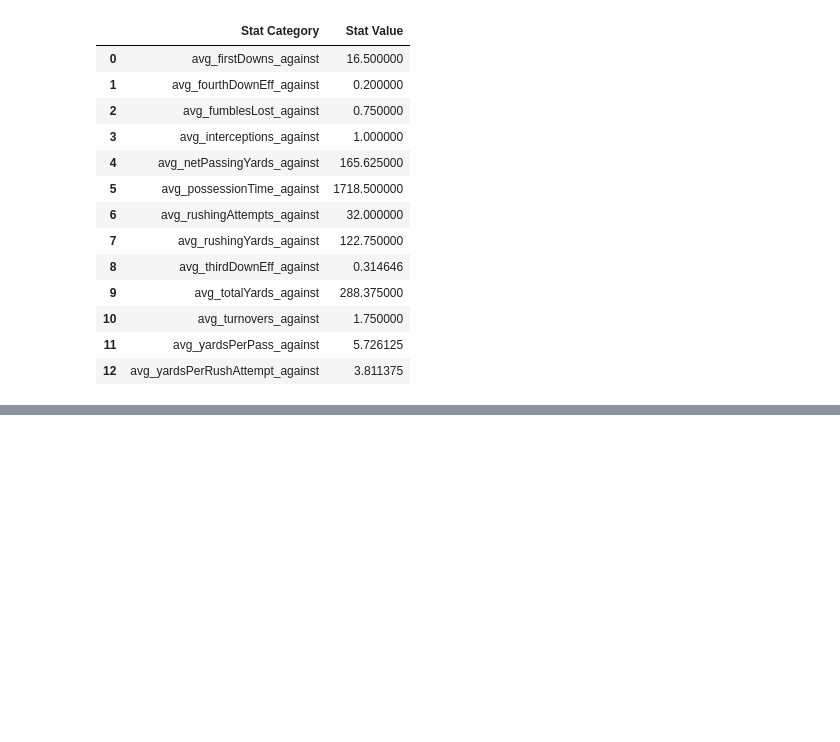
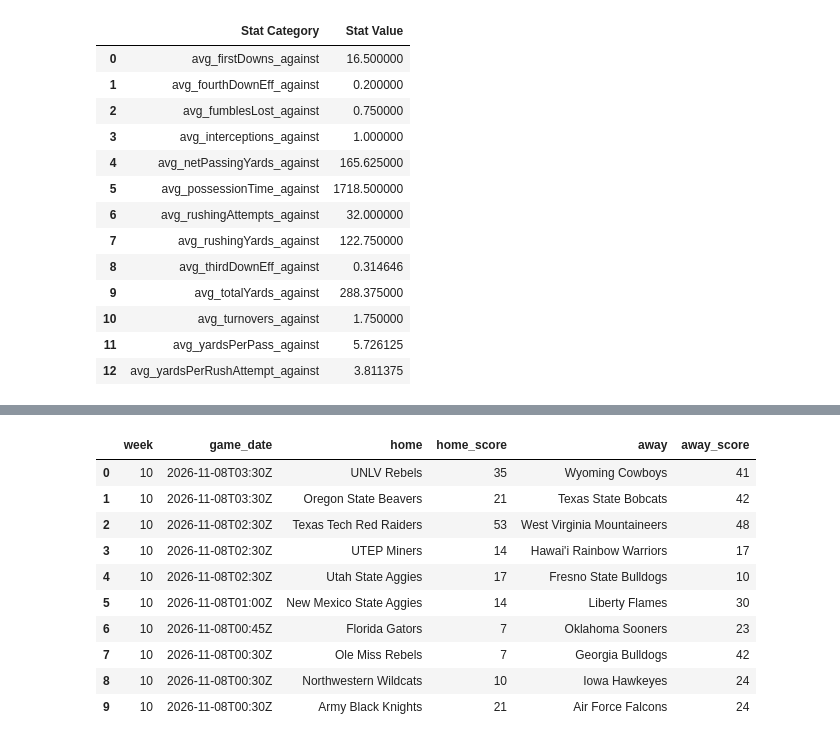
Before and after one commit to cfinley6-vols/espn-datamine, a Jupyter notebook: cfb2026.ipynb, the cells around one changed output, grey strips where cells are left out. Cells and saved outputs as stored; diff of their text form; code cells hidden in the pictures; blank space fills up the shorter version.

Commit message:
created a relational database for the games

```diff
--- a/cfb2026.ipynb
+++ b/cfb2026.ipynb
@@ -588,0 +802,22 @@ Excluded nonnumeric stats: completionAttempts, totalPenaltiesYards, fourthDownEf
+# %%
+pd.read_sql_query("""
+SELECT g.week, g.game_date, h.display_name AS home, g.home_score,
+       a.display_name AS away, g.away_score
+FROM Games g
+JOIN Teams h ON h.team_id = g.home_team_id
+JOIN Teams a ON a.team_id = g.away_team_id
+ORDER BY g.game_date DESC
+LIMIT 10
+""", conn)
+# %% [output]
+|  | week | game_date | home | home_score | away | away_score |
+| 0 | 10 | 2026-11-08T03:30Z | UNLV Rebels | 35 | Wyoming Cowboys | 41 |
+| 1 | 10 | 2026-11-08T03:30Z | Oregon State Beavers | 21 | Texas State Bobcats | 42 |
+| 2 | 10 | 2026-11-08T02:30Z | Texas Tech Red Raiders | 53 | West Virginia Mountaineers | 48 |
+| 3 | 10 | 2026-11-08T02:30Z | UTEP Miners | 14 | Hawai'i Rainbow Warriors | 17 |
+| 4 | 10 | 2026-11-08T02:30Z | Utah State Aggies | 17 | Fresno State Bulldogs | 10 |
+| 5 | 10 | 2026-11-08T01:00Z | New Mexico State Aggies | 14 | Liberty Flames | 30 |
+| 6 | 10 | 2026-11-08T00:45Z | Florida Gators | 7 | Oklahoma Sooners | 23 |
+| 7 | 10 | 2026-11-08T00:30Z | Ole Miss Rebels | 7 | Georgia Bulldogs | 42 |
+| 8 | 10 | 2026-11-08T00:30Z | Northwestern Wildcats | 10 | Iowa Hawkeyes | 24 |
+| 9 | 10 | 2026-11-08T00:30Z | Army Black Knights | 21 | Air Force Falcons | 24 |
```
Also changed, not shown: parts of 6 cells of this notebook, 2 other files.
